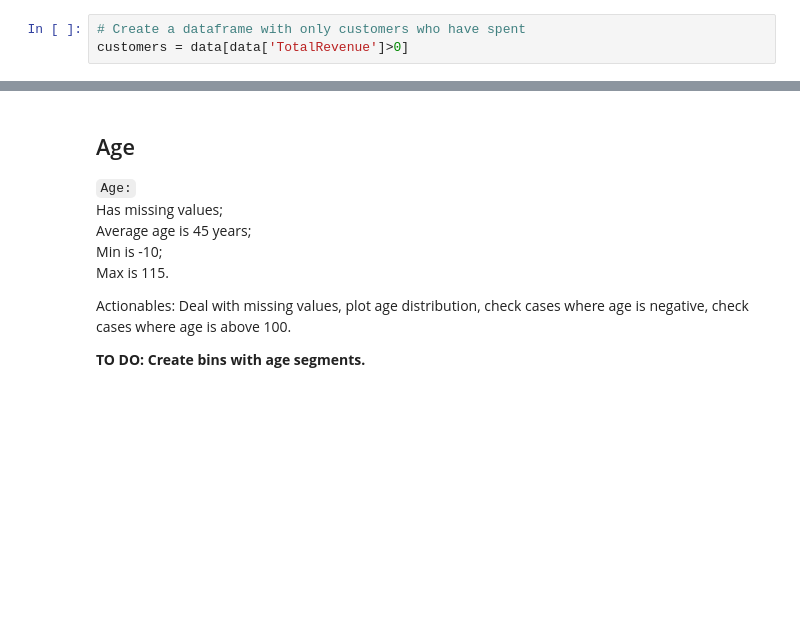
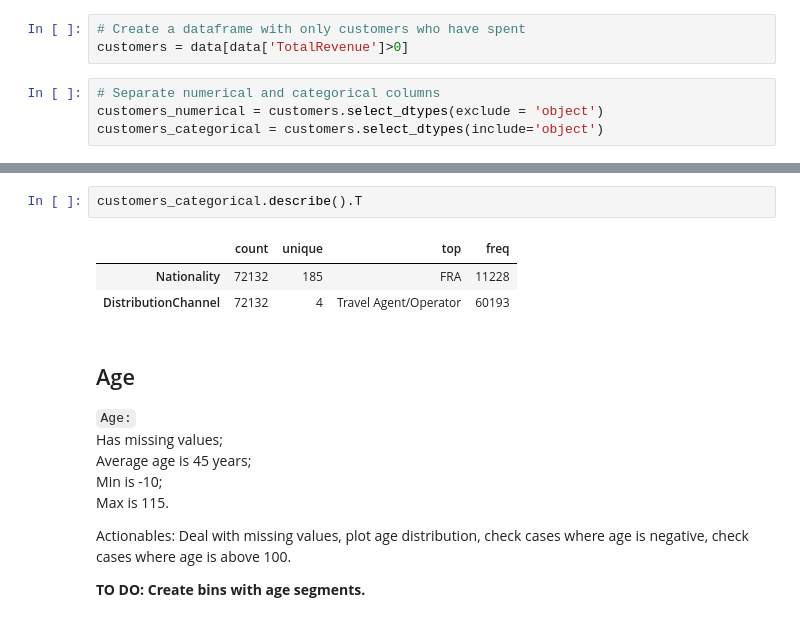
Before and after one commit to RubenCMarques/Hotel-Customer-Segmentation, a Jupyter notebook: Notebooks/A-B.ipynb, the cells around one changed output, grey strips where cells are left out. Saved outputs shown, nothing was run; the diff lists cells and outputs as text; blank space fills up the shorter version.

```diff
--- a/Notebooks/A-B.ipynb
+++ b/Notebooks/A-B.ipynb
@@ -123,4 +246,8 @@ Approximately 30% of the dataset comprises accounts with zero spending. To focus
 # %%
 # Create a dataframe with only customers who have spent
 customers = data[data['TotalRevenue']>0]
+# %%
+# Separate numerical and categorical columns
+customers_numerical = customers.select_dtypes(exclude = 'object')
+customers_categorical = customers.select_dtypes(include='object')
 # %%
@@ -143,6 +270,12 @@ customers.describe().T
 | SRNoAlcoholInMiniBar | 72132.0 | 0.000139 | 0.011774 | 0.0 | 0.000 | 0.00 | 0.0 | 1.00 |
 | SRQuietRoom | 72132.0 | 0.088685 | 0.284290 | 0.0 | 0.000 | 0.00 | 0.0 | 1.00 |
 | TotalRevenue | 72132.0 | 507.807124 | 471.830200 | 1.0 | 251.675 | 394.95 | 606.0 | 23365.00 |
+# %%
+customers_categorical.describe().T
+# %% [output]
+|  | count | unique | top | freq |
+| Nationality | 72132 | 185 | FRA | 11228 |
+| DistributionChannel | 72132 | 4 | Travel Agent/Operator | 60193 |
 # %% [markdown]
 ## Age
 `Age:` <br>
```
Also changed, not shown: parts of 42 cells of this notebook.
